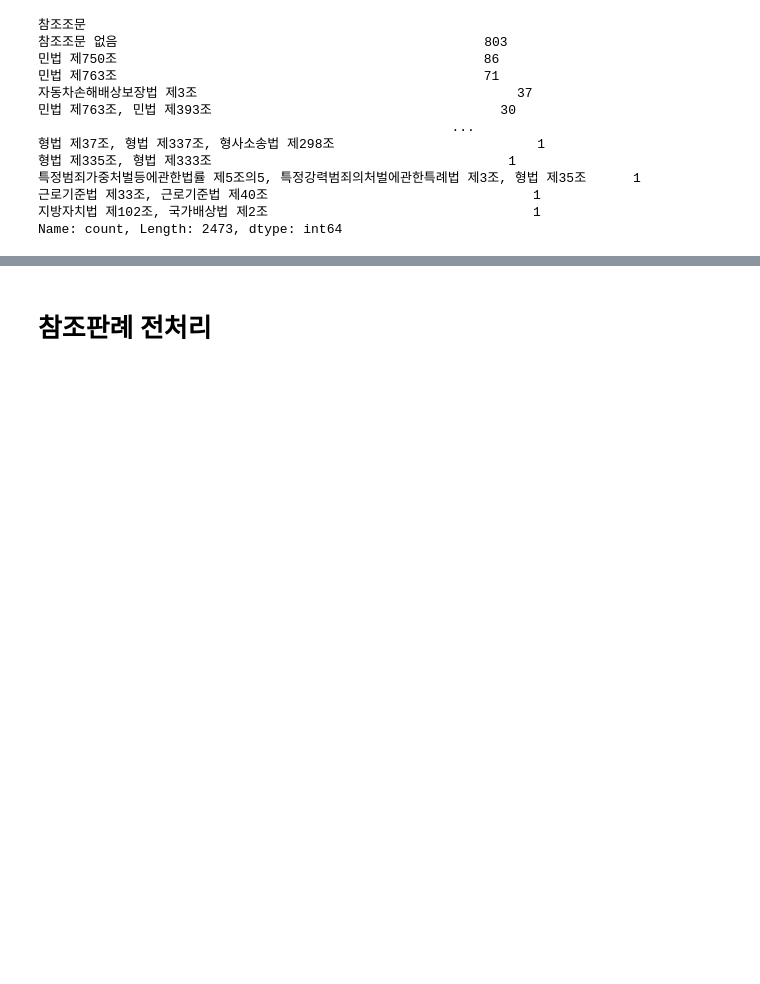
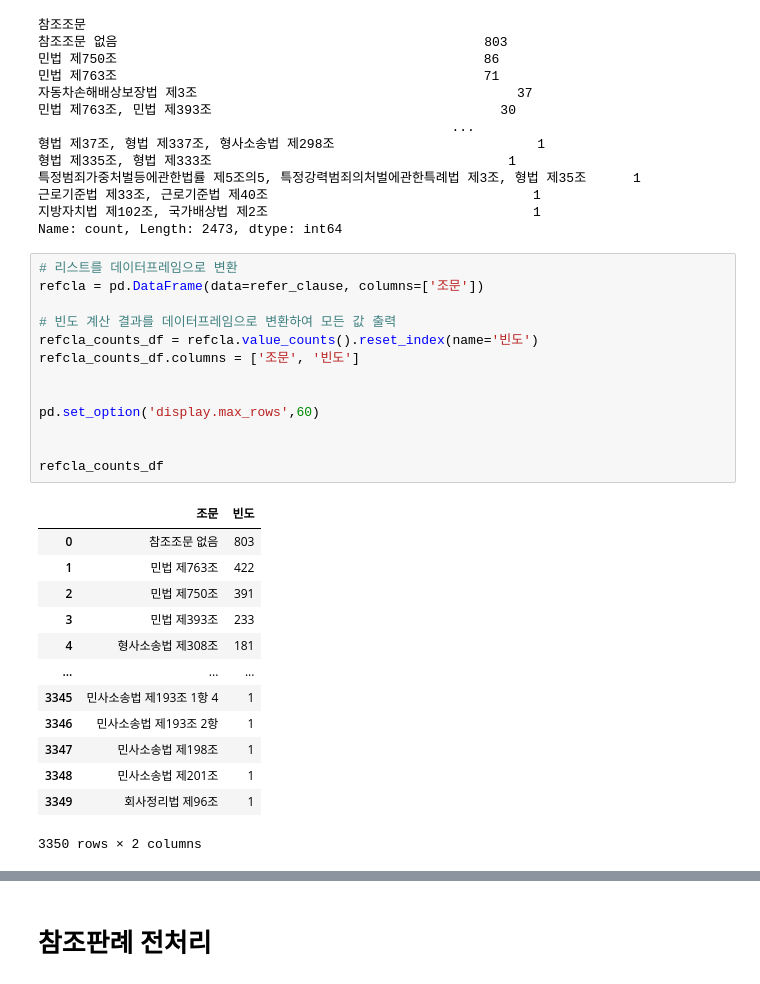
Before and after one commit to sesac-NoF/NoF, a Jupyter notebook: 01.reference_preprocessing.ipynb, the cells around one changed output, grey strips where cells are left out. Drawn from its saved outputs; the diff is of its cells as text; blank space fills up the shorter version.

Commit message:
참조조문 전처리 다시 시도

```diff
--- a/01.reference_preprocessing.ipynb
+++ b/01.reference_preprocessing.ipynb
@@ -136,3 +156,30 @@ df['참조조문'].value_counts()
 근로기준법 제33조, 근로기준법 제40조                                  1
 지방자치법 제102조, 국가배상법 제2조                                  1
 Name: count, Length: 2473, dtype: int64
+# %%
+# 리스트를 데이터프레임으로 변환
+refcla = pd.DataFrame(data=refer_clause, columns=['조문'])
+
+# 빈도 계산 결과를 데이터프레임으로 변환하여 모든 값 출력
+refcla_counts_df = refcla.value_counts().reset_index(name='빈도')
+refcla_counts_df.columns = ['조문', '빈도']
+
+
+pd.set_option('display.max_rows',60)
+
+
+refcla_counts_df
+# %% [output]
+|  | 조문 | 빈도 |
+| 0 | 참조조문 없음 | 803 |
+| 1 | 민법 제763조 | 422 |
+| 2 | 민법 제750조 | 391 |
+| 3 | 민법 제393조 | 233 |
+| 4 | 형사소송법 제308조 | 181 |
+| ... | ... | ... |
+| 3345 | 민사소송법 제193조 1항 4 | 1 |
+| 3346 | 민사소송법 제193조 2항 | 1 |
+| 3347 | 민사소송법 제198조 | 1 |
+| 3348 | 민사소송법 제201조 | 1 |
+| 3349 | 회사정리법 제96조 | 1 |
+3350 rows × 2 columns
```
Also changed, not shown: parts of 5 cells of this notebook.
